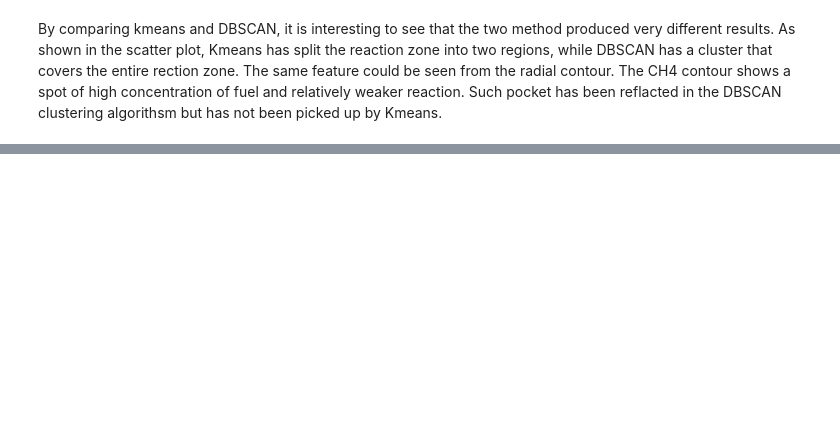
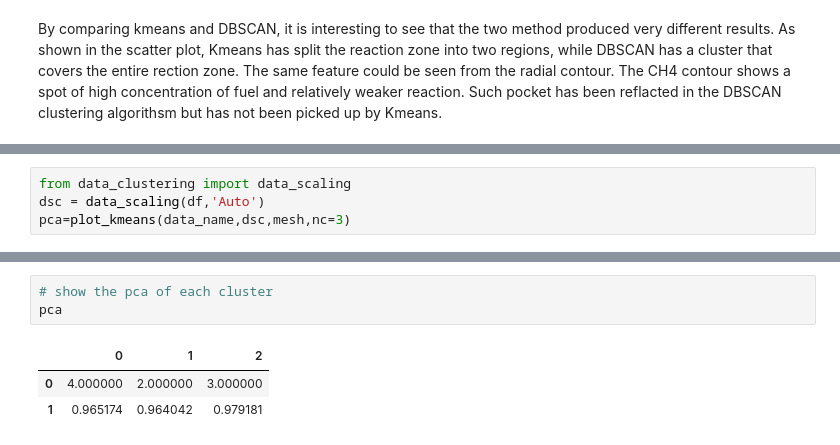
Before and after one commit to mhansinger/Clustering_combustion, a Jupyter notebook: combustionClustering.ipynb, the cells around one changed output, grey strips where cells are left out. Saved outputs shown, nothing was run; the diff lists cells and outputs as text; blank space fills up the shorter version.

```diff
--- a/combustionClustering.ipynb
+++ b/combustionClustering.ipynb
@@ -63,0 +78,4 @@ By comparing kmeans and DBSCAN, it is interesting to see that the two method pro
+# %%
+from data_clustering import data_scaling
+dsc = data_scaling(df,'Auto')
+pca=plot_kmeans(data_name,dsc,mesh,nc=3)
@@ -63,0 +88,7 @@ By comparing kmeans and DBSCAN, it is interesting to see that the two method pro
+# %%
+# show the pca of each cluster
+pca
+# %% [output]
+|  | 0 | 1 | 2 |
+| 0 | 4.000000 | 2.000000 | 3.000000 |
+| 1 | 0.965174 | 0.964042 | 0.979181 |
```
Also changed, not shown: parts of 6 cells of this notebook, 1 other file.
